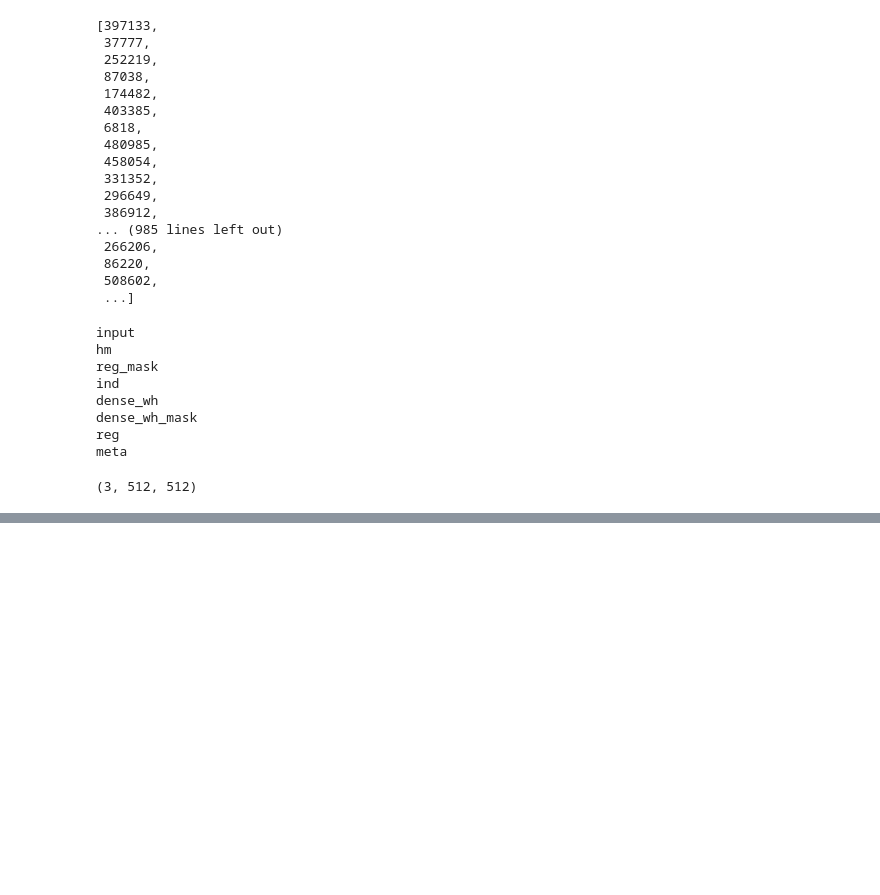
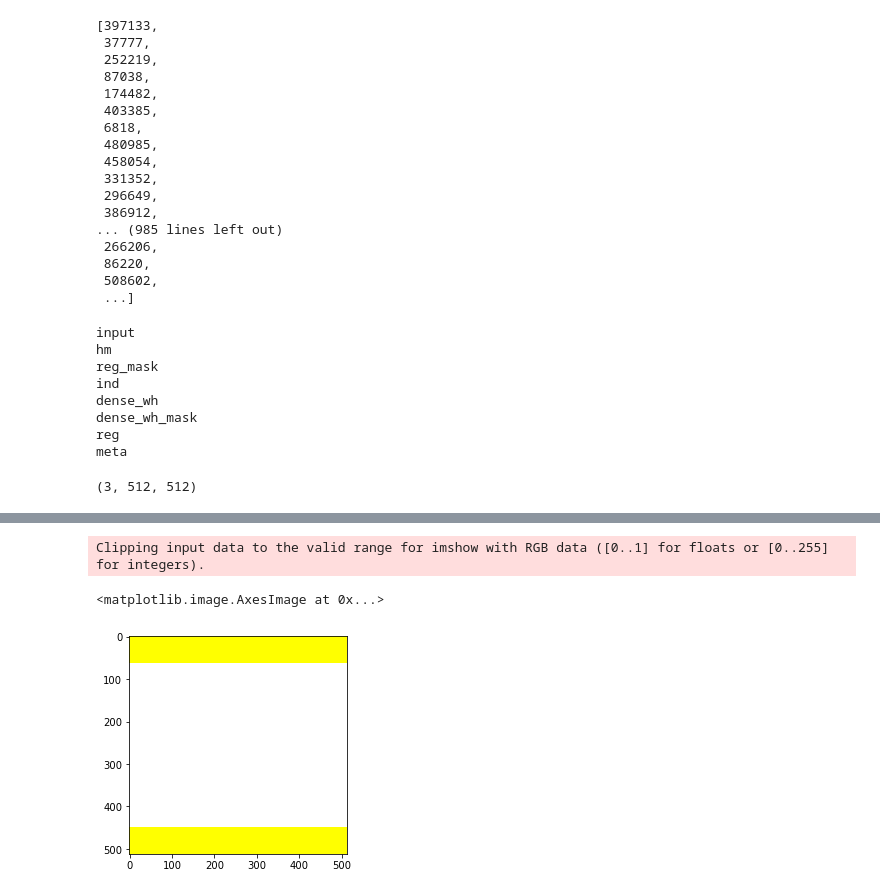
Before and after one commit to rohanpote/MoDL_CenterNet, a Jupyter notebook: src/local_notebooks/notebook_Rohan.ipynb, the cells around one changed output, grey strips where cells are left out. Cells and saved outputs as stored; diff of their text form; code cells hidden in the pictures; blank space fills up the shorter version.

```diff
--- a/src/local_notebooks/notebook_Rohan.ipynb
+++ b/src/local_notebooks/notebook_Rohan.ipynb
@@ -539,0 +682,11 @@ valset.__getitem__(0)['input'].shape
+# %%
+import cv2
+im = cv2.normalize(im, None, alpha=0, beta=255, norm_type=cv2.NORM_MINMAX, dtype = cv2.CV_32F)
+# %%
+print()
+#im = im.reshape(512,512,3)
+plt.imshow(im)
+# %% [output]
+Clipping input data to the valid range for imshow with RGB data ([0..1] for floats or [0..255] for integers).
+<matplotlib.image.AxesImage at 0x...>
+[figure, added]
```
Also changed, not shown: parts of 23 cells of this notebook, 1 other file.
